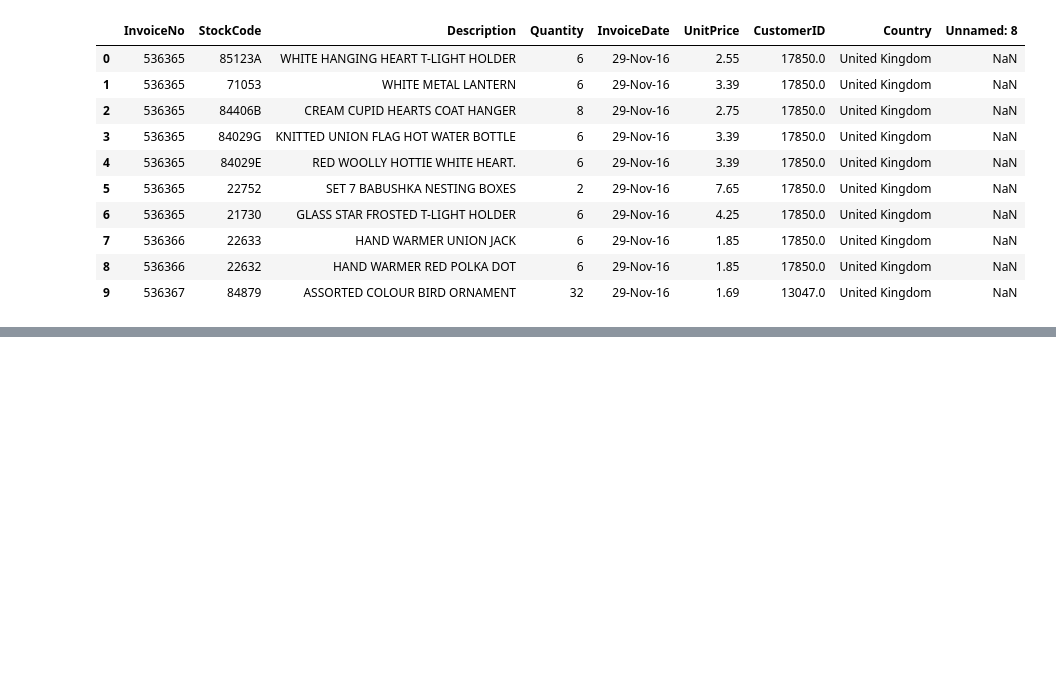
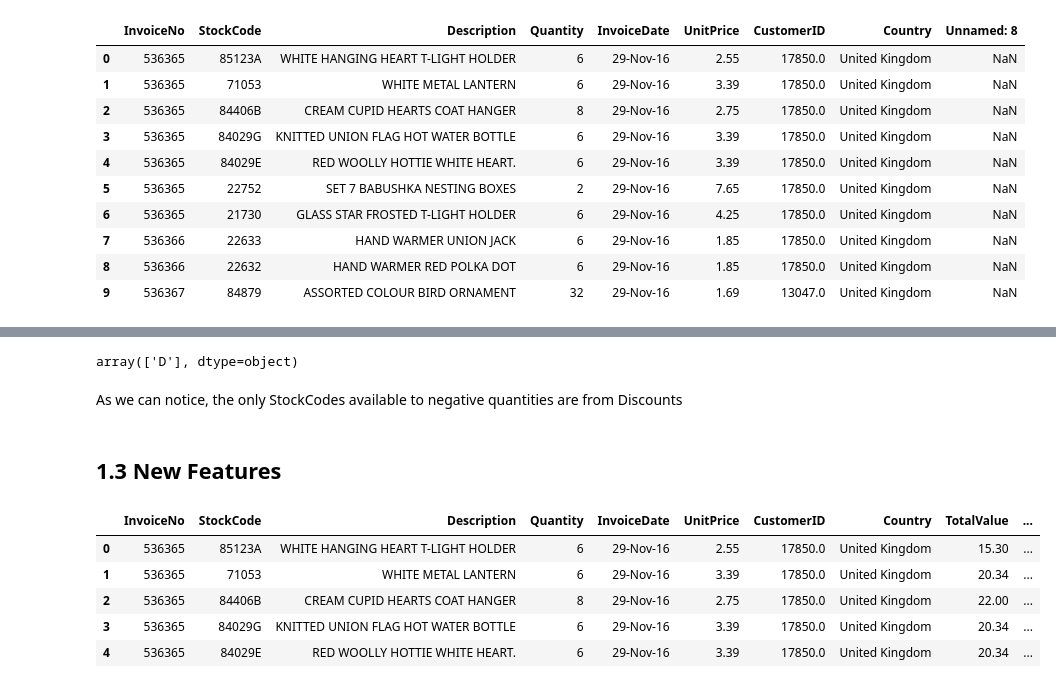
Before and after one commit to henriqueumeda/High-Value-Customers-Identification, a Jupyter notebook: Untitled.ipynb, the cells around one changed output, grey strips where cells are left out. Drawn from its saved outputs; the diff is of its cells as text; code cells hidden in the pictures; blank space fills up the shorter version.

```diff
--- a/Untitled.ipynb
+++ b/Untitled.ipynb
@@ -99,0 +257,21 @@ df.describe()
+# %%
+df[df['Quantity'] < 0]['StockCode'].unique()
+# %% [output]
+array(['D'], dtype=object)
+# %% [markdown]
+As we can notice, the only StockCodes available to negative quantities are from Discounts
+# %% [markdown]
+## 1.3 New Features <a class='anchor' id='1.3'></a>
+# %%
+df['TotalValue'] = df['Quantity']*df['UnitPrice']
+df = pd.concat([df, df['InvoiceDate'].str.extract(r'(?P<InvoiceMonth>[A-Za-z]{3})-(?P<InvoiceYear>\d{2})')], axis=1)
+df['InvoiceMonth'] = pd.to_datetime(df.InvoiceMonth, format='%b').dt.month
+df['InvoiceSemester'] = df['InvoiceMonth'].apply(lambda x: 1 if x <= 6 else 2)
+df.head()
+# %% [output]
+|  | InvoiceNo | StockCode | Description | Quantity | InvoiceDate | UnitPrice | CustomerID | Country | TotalValue | ... |
+| 0 | 536365 | 85123A | WHITE HANGING HEART T-LIGHT HOLDER | 6 | 29-Nov-16 | 2.55 | 17850.0 | United Kingdom | 15.30 | ... |
+| 1 | 536365 | 71053 | WHITE METAL LANTERN | 6 | 29-Nov-16 | 3.39 | 17850.0 | United Kingdom | 20.34 | ... |
+| 2 | 536365 | 84406B | CREAM CUPID HEARTS COAT HANGER | 8 | 29-Nov-16 | 2.75 | 17850.0 | United Kingdom | 22.00 | ... |
+| 3 | 536365 | 84029G | KNITTED UNION FLAG HOT WATER BOTTLE | 6 | 29-Nov-16 | 3.39 | 17850.0 | United Kingdom | 20.34 | ... |
+| 4 | 536365 | 84029E | RED WOOLLY HOTTIE WHITE HEART. | 6 | 29-Nov-16 | 3.39 | 17850.0 | United Kingdom | 20.34 | ... |
```
Also changed, not shown: parts of 24 cells of this notebook.
